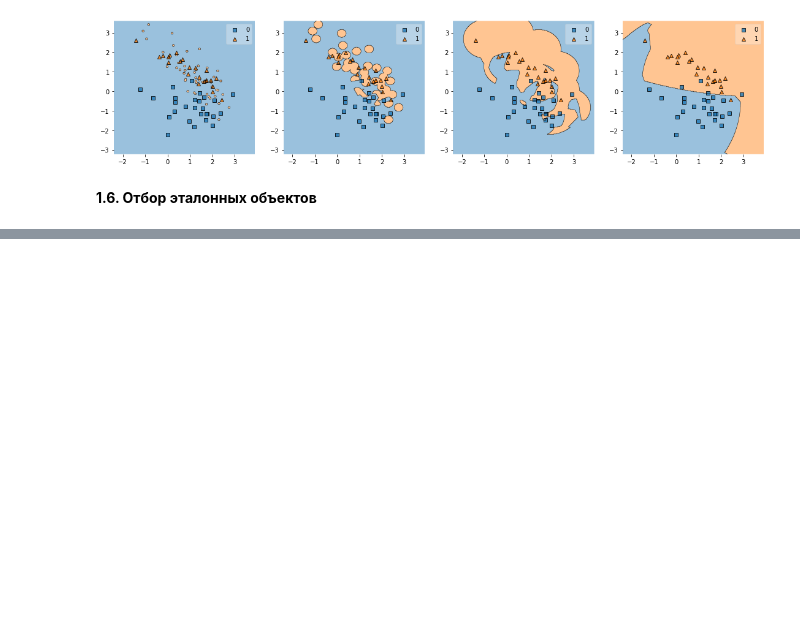
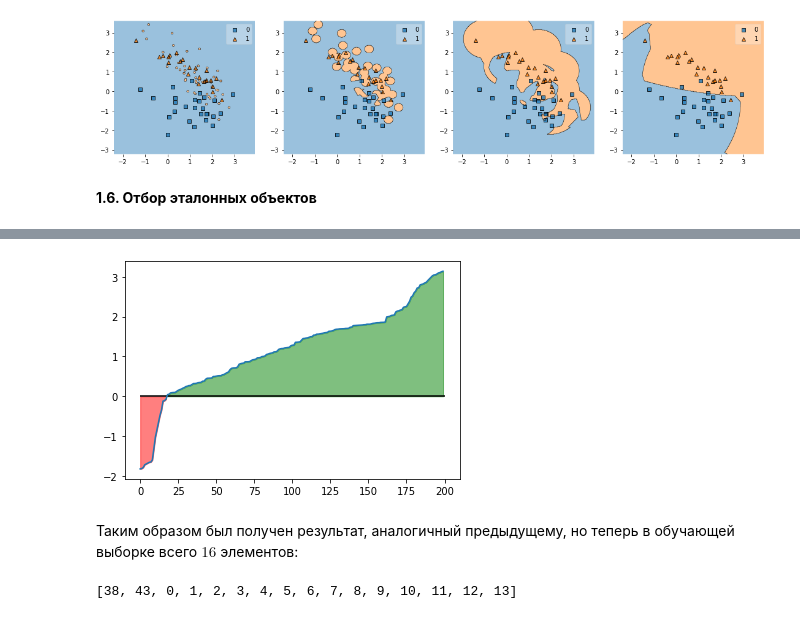
Before and after one commit to vederko-p/ml-first-steps, a Jupyter notebook: seminars/sem 4. Метрические методы классификации и регрессии/sem4.ipynb, the cells around one changed output, grey strips where cells are left out. Saved outputs shown, nothing was run; the diff lists cells and outputs as text; code cells hidden in the pictures; blank space fills up the shorter version.

```diff
--- a/seminars/sem 4. Метрические методы классификации и регрессии/sem4.ipynb
+++ b/seminars/sem 4. Метрические методы классификации и регрессии/sem4.ipynb
@@ -306,0 +415,26 @@ plt.show()
+# %%
+Omega = STOLP(X_train, Y_train)
+# %%
+# Обучение модели только на эталонных объектах
+model = PFM(kernel=lambda x: K(x, h=2))
+model.fit(X_train[Omega], Y_train[Omega])
+# %%
+M = [s[y] - s[y-1] for s,y in zip(model.scores(X_train), Y_train)]
+M = np.array(sorted(M))
+# %%
+x = list(range(len(M)))
+plt.plot(x, M)
+
+plt.hlines(0, 0, len(x), color='black')
+plt.fill_between(x, M, where=M<0, color='red', alpha=0.5)
+plt.fill_between(x, M, where=M>0, color='green', alpha=0.5)
+
+plt.show()
+# %% [output]
+[figure, added]
+# %% [markdown]
+Таким образом был получен результат, аналогичный предыдущему, но теперь в обучающей выборке всего $16$ элементов:
+# %%
+Omega
+# %% [output]
+[38, 43, 0, 1, 2, 3, 4, 5, 6, 7, 8, 9, 10, 11, 12, 13]
```
Also changed, not shown: parts of 24 cells of this notebook.
